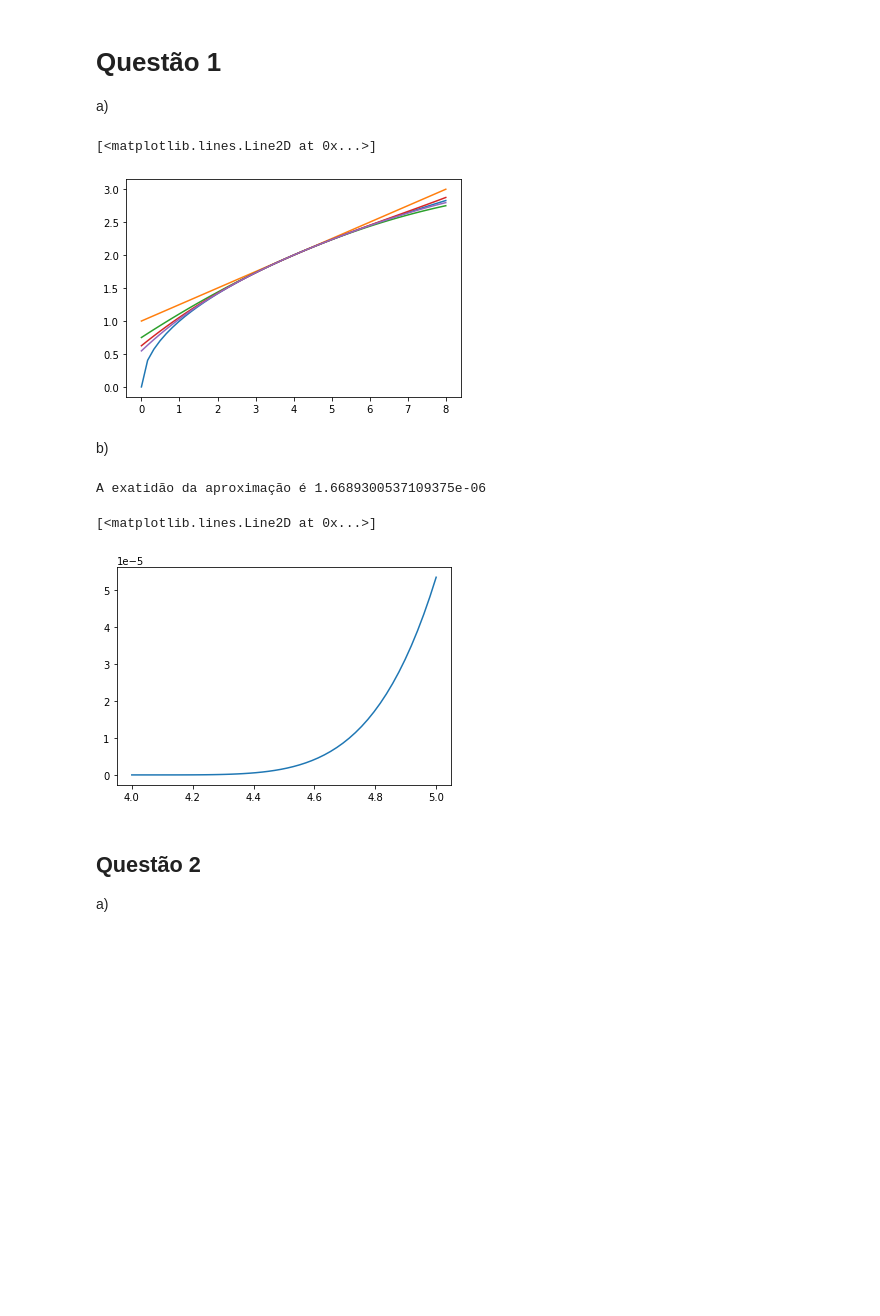
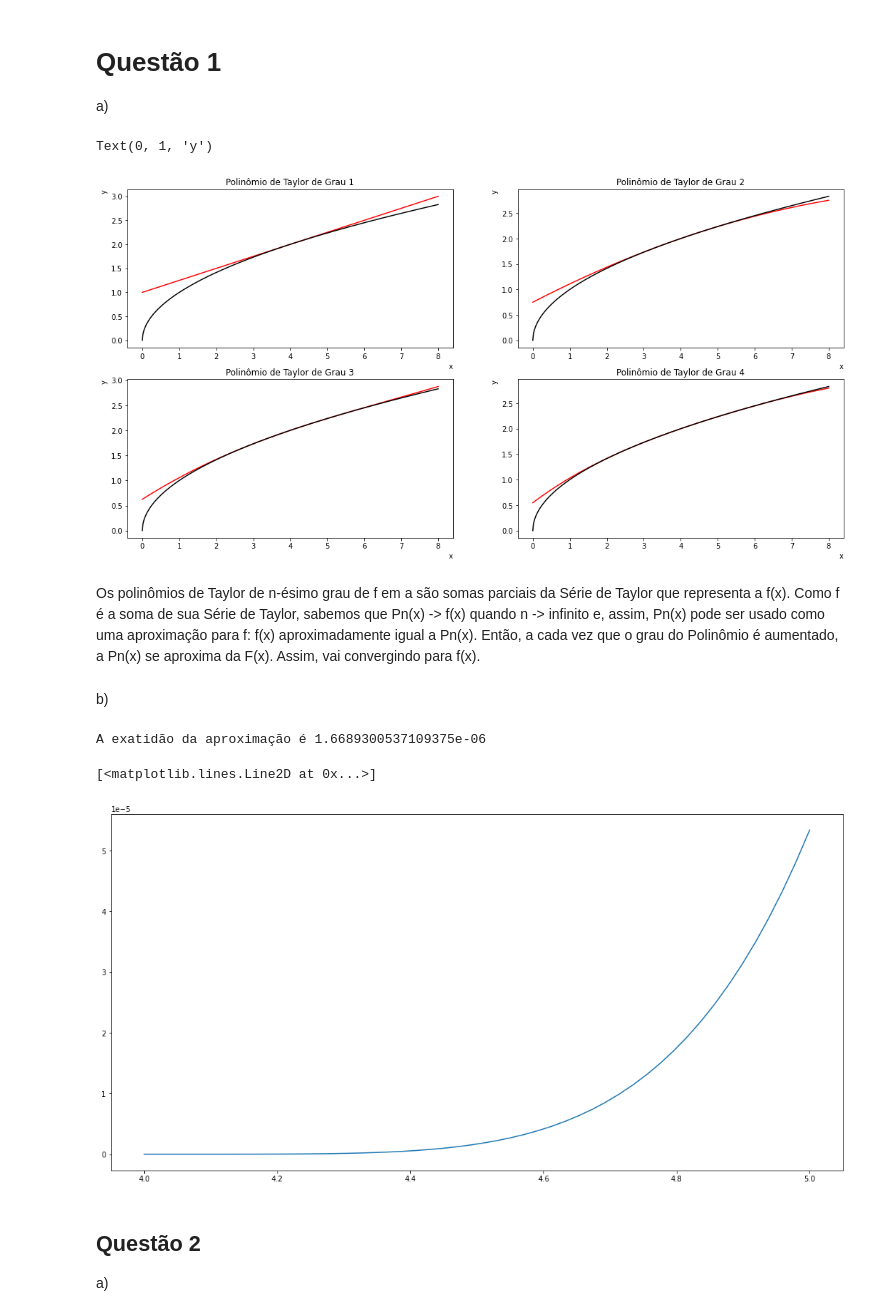
Before and after one commit to leotanaka4/trabalho-metmat, a Jupyter notebook: main.ipynb, the cells around one changed output. Cells and saved outputs as stored; diff of their text form; code cells hidden in the pictures; blank space fills up the shorter version.

```diff
--- a/main.ipynb
+++ b/main.ipynb
@@ -23,29 +23,52 @@ a)
 # %%
 def f(x):
     return x**(1/2)
 
 def taylor(x, grau):
     a = 4
     if grau == 0:
         return f(a)
     elif grau == 1:
         return f(a) + (1/2)*(a**(-1/2))*(x-a)
     elif grau == 2:
         return f(a) + (1/2)*(a**(-1/2))*(x-a) - (1/4)*(a**(-3/2))*(x-a)**2/2
     elif grau == 3:
         return f(a) + (1/2)*(a**(-1/2))*(x-a) - (1/4)*(a**(-3/2))*(x-a)**2/2 + (3/8)*(a**(-5/2))*(x-a)**3/6
     elif grau == 4:
         return f(a) + (1/2)*(a**(-1/2))*(x-a) - (1/4)*(a**(-3/2))*(x-a)**2/2 + (3/8)*(a**(-5/2))*(x-a)**3/6 - (15/16)*(a**(-7/2))*(x-a)**4/24
 
-x = np.linspace(0, 8)
-plt.plot(x, f(x), label='f(x)')
-plt.plot(x, taylor(x, 1), label='taylor(x, 1)')
-plt.plot(x, taylor(x, 2), label='taylor(x, 2)')
-plt.plot(x, taylor(x, 3), label='taylor(x, 3)')
-plt.plot(x, taylor(x, 4), label='taylor(x, 4)')
+x = np.linspace(0, 8, 500)
+plt.rcParams["figure.figsize"]=18,9
+fig, ax = plt.subplots(2, 2)
+
+ax[0,0].plot(x,taylor(x, 1),"red")
+ax[0,0].plot(x,f(x),"black")
+ax[0,0].set_title("Polinômio de Taylor de Grau 1")
+ax[0,0].set_xlabel("x", loc="right")
+ax[0,0].set_ylabel("y", loc="top")
+
+ax[0,1].plot(x,taylor(x, 2),"red")
+ax[0,1].plot(x,f(x),"black")
+ax[0,1].set_title("Polinômio de Taylor de Grau 2")
+ax[0,1].set_xlabel("x", loc="right")
+ax[0,1].set_ylabel("y", loc="top")
+
+ax[1,0].plot(x,taylor(x, 3),"red")
+ax[1,0].plot(x,f(x),"black")
+ax[1,0].set_title("Polinômio de Taylor de Grau 3")
+ax[1,0].set_xlabel("x", loc="right")
+ax[1,0].set_ylabel("y", loc="top")
+
+ax[1,1].plot(x,taylor(x, 4),"red")
+ax[1,1].plot(x,f(x),"black")
+ax[1,1].set_title("Polinômio de Taylor de Grau 4")
+ax[1,1].set_xlabel("x", loc="right")
+ax[1,1].set_ylabel("y", loc="top")
 # %% [output]
-[<matplotlib.lines.Line2D at 0x...>]
+Text(0, 1, 'y')
-[figure, old version]
+[figure, new version]
+# %% [markdown]
+Os polinômios de Taylor de n-ésimo grau de f em a são somas parciais da Série de Taylor que representa a f(x). Como f é a soma de sua Série de Taylor, sabemos que Pn(x) -> f(x) quando n -> infinito e, assim, Pn(x) pode ser usado como uma aproximação para f: f(x) aproximadamente igual a Pn(x). Então, a cada vez que o grau do Polinômio é aumentado, a Pn(x) se aproxima da F(x). Assim, vai convergindo para f(x).
 # %% [markdown]
 b)
 # %%
@@ -59,7 +82,7 @@ plt.plot(x, Rn(x), label='Rn(x)')
 # %% [output]
 A exatidão da aproximação é 1.6689300537109375e-06
 [<matplotlib.lines.Line2D at 0x...>]
-[figure, old version]
+[figure, new version]
 # %% [markdown]
 ## Questão 2
 
```
Also changed, not shown: parts of 1 cell of this notebook.
